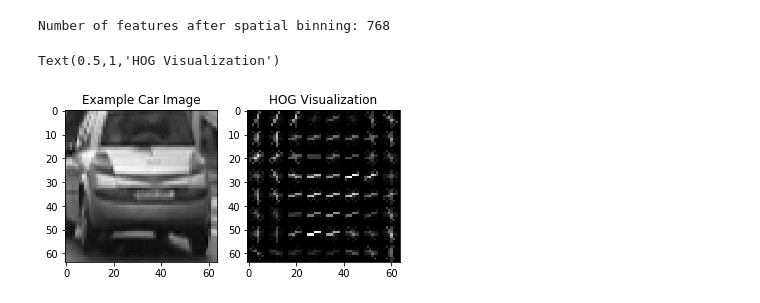
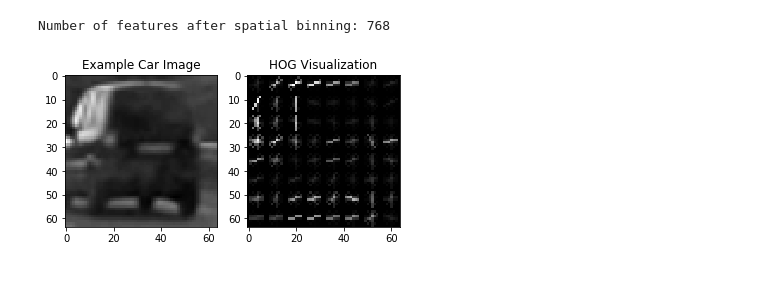
Before and after one commit to papiot/CarND-Vehicle-Detection, a Jupyter notebook: CarND-Vehicle-Detection-Project.ipynb, the cells around one changed output. Saved outputs shown, nothing was run; the diff lists cells and outputs as text; code cells hidden in the pictures.

```diff
--- a/CarND-Vehicle-Detection-Project.ipynb
+++ b/CarND-Vehicle-Detection-Project.ipynb
@@ -312,23 +427,23 @@ def GetFeaturesFromHog(image,orient,cellsPerBlock,pixelsPerCell, visualise= Fals
 # %%
 from skimage.feature import hog
 
 # Let's test the HOG feature class
-img = vehicle_images_arr[200]
+img = vehicle_images_arr[25]
 img = cv2.cvtColor(img, cv2.COLOR_RGB2GRAY)
 
+# Call our function with vis=True to see an image output
 features, hog_image = get_hog_features(img, orient= 9,
                         pix_per_cell= 8, cell_per_block= 2,
                         vis=True, feature_vec=False)
 
 
 # Plot the examples
 fig = plt.figure()
 plt.subplot(121)
 plt.imshow(img, cmap='gray')
 plt.title('Example Car Image')
 plt.subplot(122)
 plt.imshow(hog_image, cmap='gray')
 plt.title('HOG Visualization')
 # %% [output]
-Text(0.5,1,'HOG Visualization')
-[figure, old version]
+[figure, new version]
```
Also changed, not shown: parts of 26 cells of this notebook.
